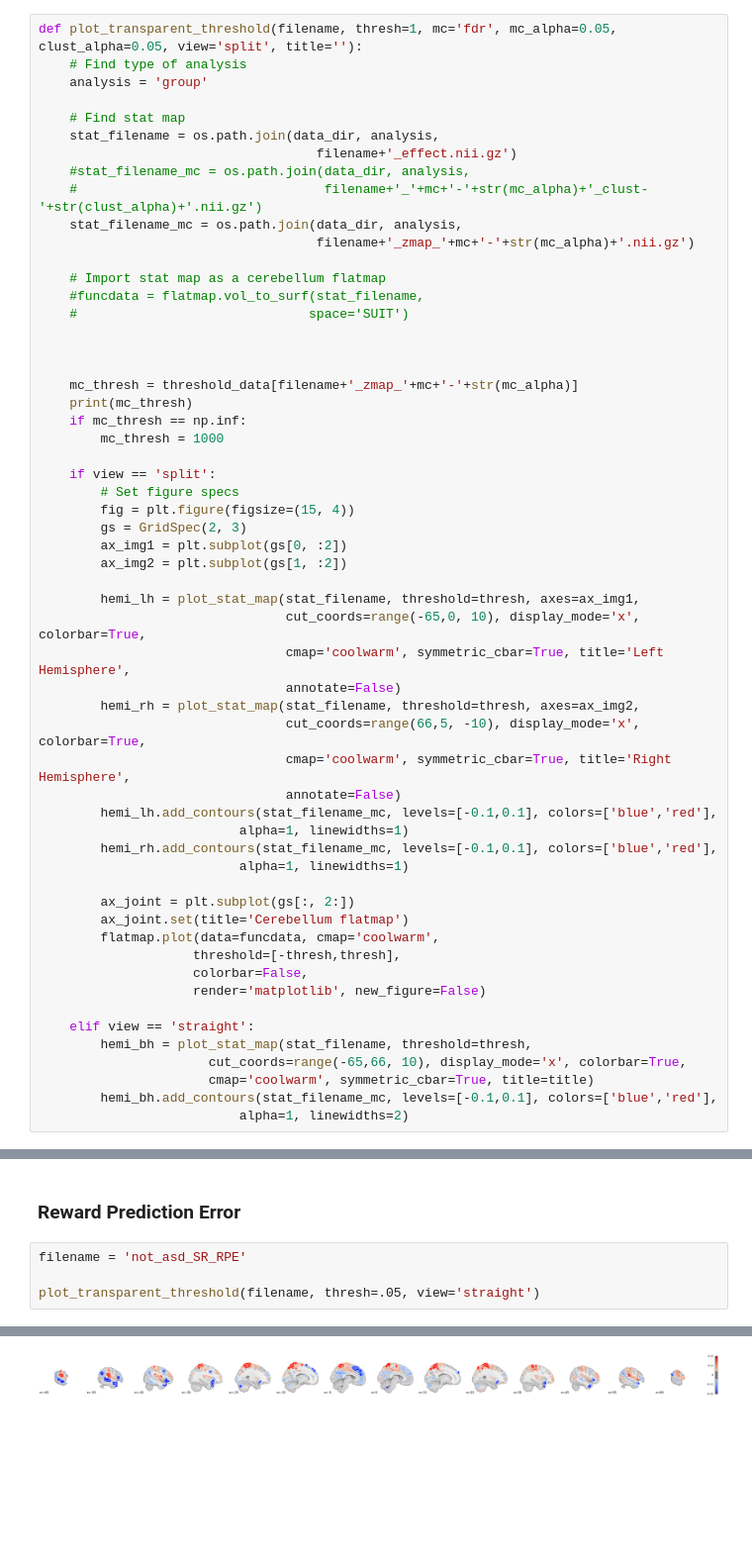
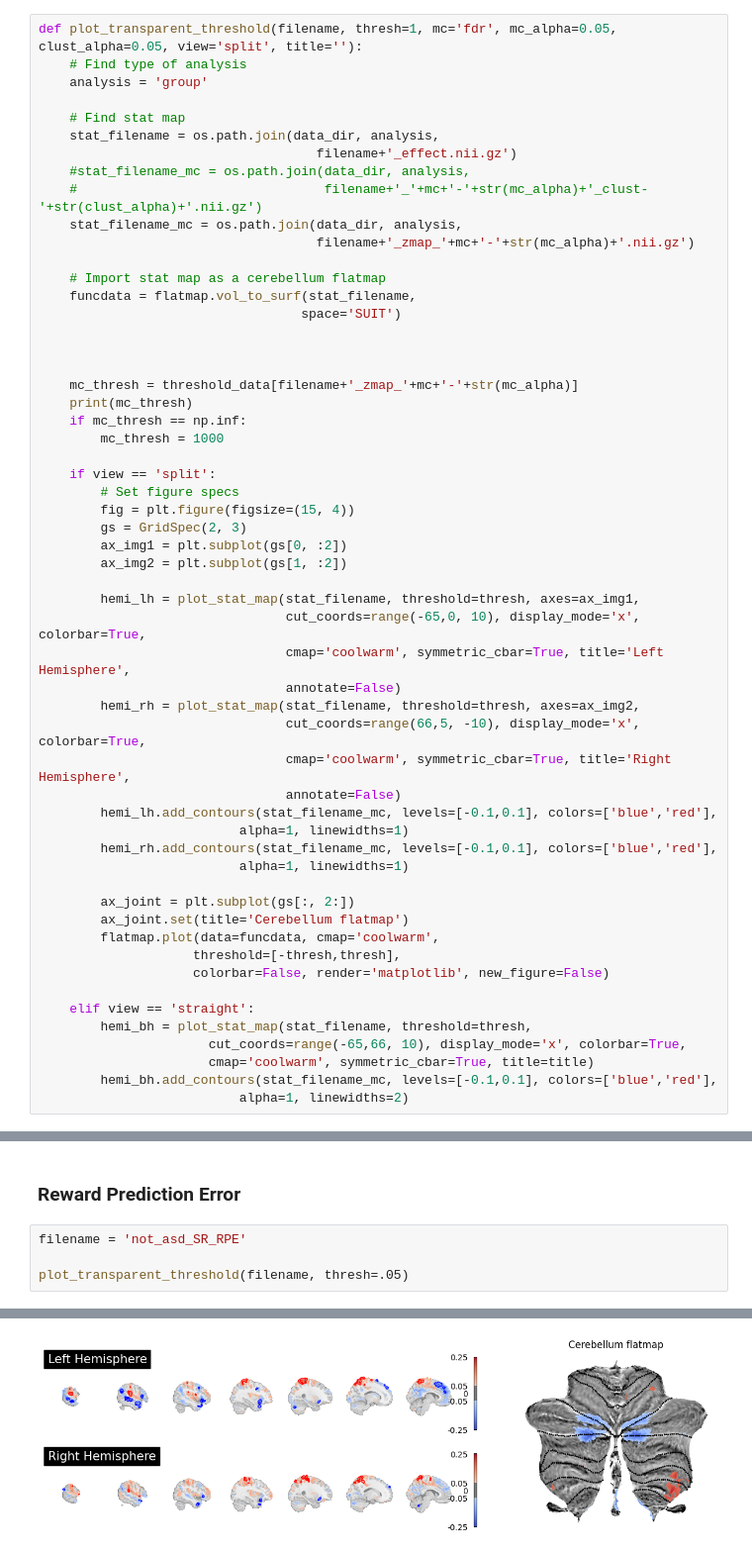
Before and after one commit to hspopal/scon_social_reward, a Jupyter notebook: code/neuron_code/rl_2nd_level.ipynb, the cells around one changed output, grey strips where cells are left out. Shown at 99% size. Cells and saved outputs as stored; diff of their text form; blank space fills up the shorter version.

Commit message:
fixed flatmap

```diff
--- a/code/neuron_code/rl_2nd_level.ipynb
+++ b/code/neuron_code/rl_2nd_level.ipynb
@@ -36,8 +36,8 @@ def plot_transparent_threshold(filename, thresh=1, mc='fdr', mc_alpha=0.05, clus
                                     filename+'_zmap_'+mc+'-'+str(mc_alpha)+'.nii.gz')
 
     # Import stat map as a cerebellum flatmap
-    #funcdata = flatmap.vol_to_surf(stat_filename,
-    #                              space='SUIT')
+    funcdata = flatmap.vol_to_surf(stat_filename,
+                                  space='SUIT')
 
 
 
@@ -70,8 +70,7 @@ def plot_transparent_threshold(filename, thresh=1, mc='fdr', mc_alpha=0.05, clus
         ax_joint.set(title='Cerebellum flatmap')
         flatmap.plot(data=funcdata, cmap='coolwarm',
                     threshold=[-thresh,thresh],
-                    colorbar=False,
-                    render='matplotlib', new_figure=False)
+                    colorbar=False, render='matplotlib', new_figure=False)
 
     elif view == 'straight':
         hemi_bh = plot_stat_map(stat_filename, threshold=thresh,
@@ -194,5 +188,5 @@ Calculating group RPE contrast
 # %%
 filename = 'not_asd_SR_RPE'
 
-plot_transparent_threshold(filename, thresh=.05, view='straight')
+plot_transparent_threshold(filename, thresh=.05)
 # %% [output]
@@ -200 +194 @@ plot_transparent_threshold(filename, thresh=.05, view='straight')
-[figure, old version]
+[figure, new version]
```
Also changed, not shown: parts of 23 cells of this notebook.
